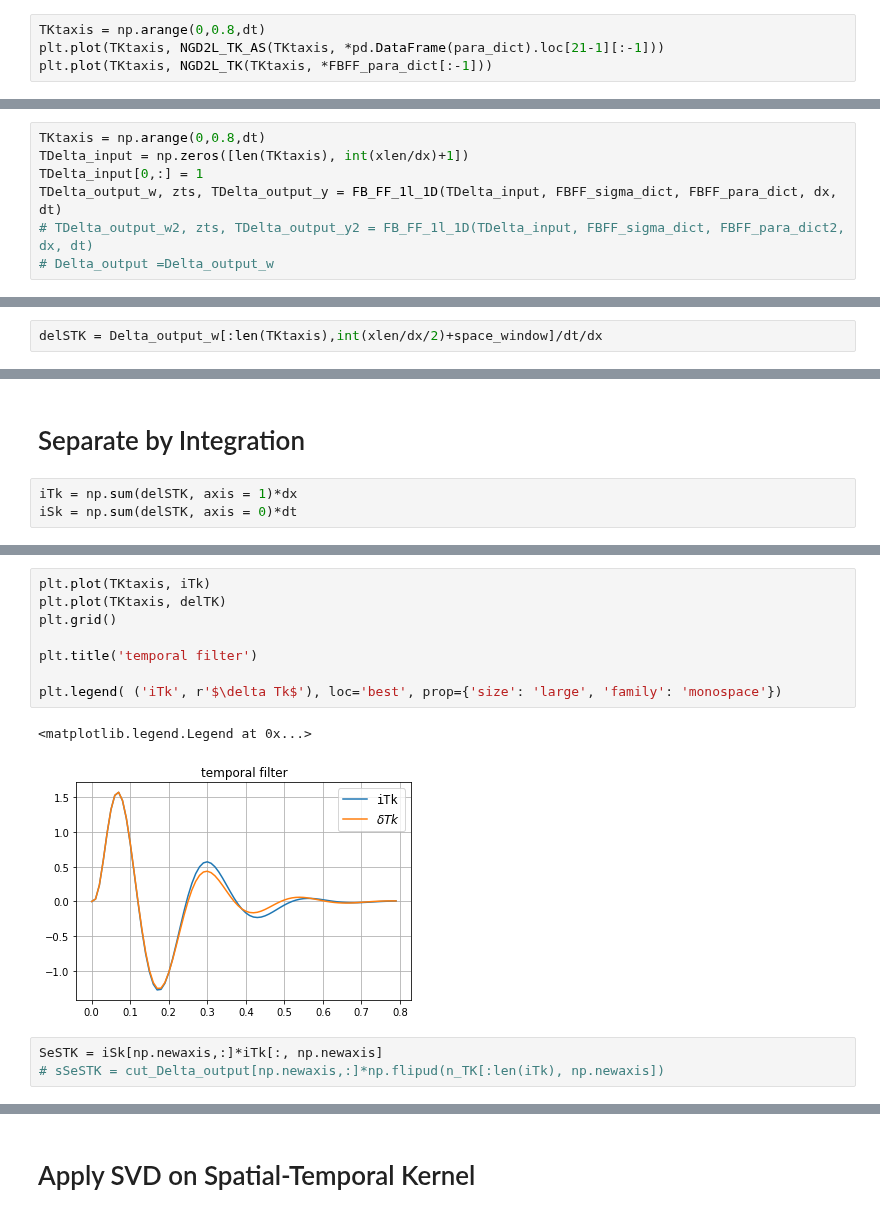
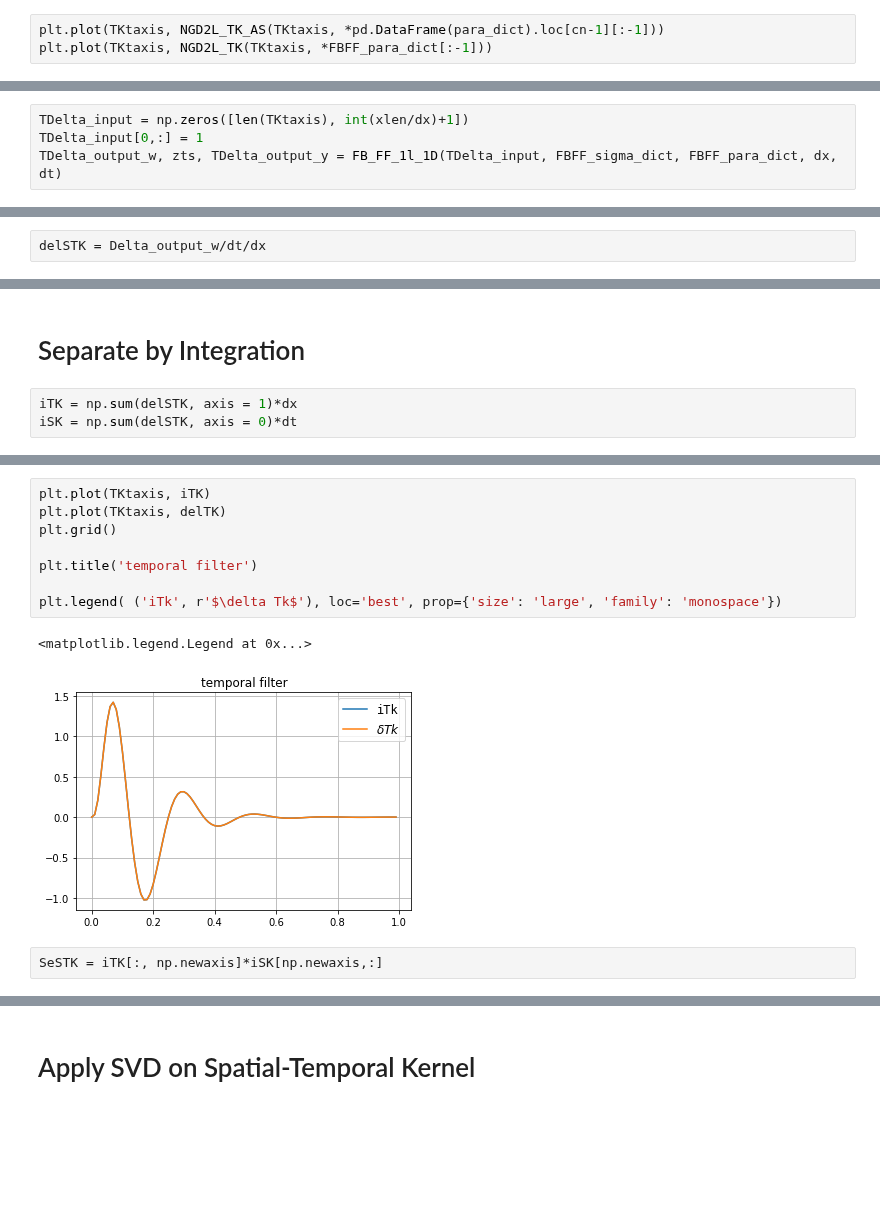
Before and after one commit to llincooi/retina_python, a Jupyter notebook: MB_FB_model/STK_Separate_analysis_{Newest}.ipynb, the cells around one changed output, grey strips where cells are left out. Saved outputs shown, nothing was run; the diff lists cells and outputs as text; blank space fills up the shorter version.

```diff
--- a/MB_FB_model/STK_Separate_analysis_{Newest}.ipynb
+++ b/MB_FB_model/STK_Separate_analysis_{Newest}.ipynb
@@ -171,6 +160,5 @@ FBFF_para_dict2 = pd.DataFrame(ParaTrans(para_dict, 10)).loc[cn-1]
 # %%
-TKtaxis = np.arange(0,0.8,dt)
-plt.plot(TKtaxis, NGD2L_TK_AS(TKtaxis, *pd.DataFrame(para_dict).loc[21-1][:-1]))
+plt.plot(TKtaxis, NGD2L_TK_AS(TKtaxis, *pd.DataFrame(para_dict).loc[cn-1][:-1]))
 plt.plot(TKtaxis, NGD2L_TK(TKtaxis, *FBFF_para_dict[:-1]))
 # %% [output]
 [<matplotlib.lines.Line2D at 0x...>]
@@ -199,12 +178,9 @@ FBFF_para_dict, FBFF_para_dict2
 # %% [markdown]
 # TK
 # %%
-TKtaxis = np.arange(0,0.8,dt)
 TDelta_input = np.zeros([len(TKtaxis), int(xlen/dx)+1])
 TDelta_input[0,:] = 1
 TDelta_output_w, zts, TDelta_output_y = FB_FF_1l_1D(TDelta_input, FBFF_sigma_dict, FBFF_para_dict, dx, dt)
-# TDelta_output_w2, zts, TDelta_output_y2 = FB_FF_1l_1D(TDelta_input, FBFF_sigma_dict, FBFF_para_dict2, dx, dt)
-# Delta_output =Delta_output_w
 # %%
 plt.plot(TKtaxis, TDelta_output_y[:len(TKtaxis),int(xlen/dx/2)])
 plt.plot(TKtaxis, TDelta_output_w[:len(TKtaxis),int(xlen/dx/2)])
@@ -286,2 +236,2 @@ plt.gcf().set_size_inches(20, 5)
 # %%
-delSTK = Delta_output_w[:len(TKtaxis),int(xlen/dx/2)+space_window]/dt/dx
+delSTK = Delta_output_w/dt/dx
@@ -304,6 +238,6 @@ delSTK = Delta_output_w[:len(TKtaxis),int(xlen/dx/2)+space_window]/dt/dx
 # %% [markdown]
 # Separate by Integration
 # %%
-iTk = np.sum(delSTK, axis = 1)*dx
-iSk = np.sum(delSTK, axis = 0)*dt
+iTK = np.sum(delSTK, axis = 1)*dx
+iSK = np.sum(delSTK, axis = 0)*dt
 # %%
@@ -318,17 +252,16 @@ plt.legend( ('iSk', r'$\delta Sk$'), loc='best', prop={'size': 'large', 'family'
 # %%
-plt.plot(TKtaxis, iTk)
+plt.plot(TKtaxis, iTK)
 plt.plot(TKtaxis, delTK)
 plt.grid()
 
 plt.title('temporal filter')
 
 plt.legend( ('iTk', r'$\delta Tk$'), loc='best', prop={'size': 'large', 'family': 'monospace'})
 # %% [output]
 <matplotlib.legend.Legend at 0x...>
-[figure, old version]
+[figure, new version]
-# %%
-SeSTK = iSk[np.newaxis,:]*iTk[:, np.newaxis]
-# sSeSTK = cut_Delta_output[np.newaxis,:]*np.flipud(n_TK[:len(iTk), np.newaxis])
+# %%
+SeSTK = iTK[:, np.newaxis]*iSK[np.newaxis,:]
 # %%
 plt.imshow(SeSTK)
 plt.colorbar()
```
Also changed, not shown: parts of 40 cells of this notebook, 7 other files.
